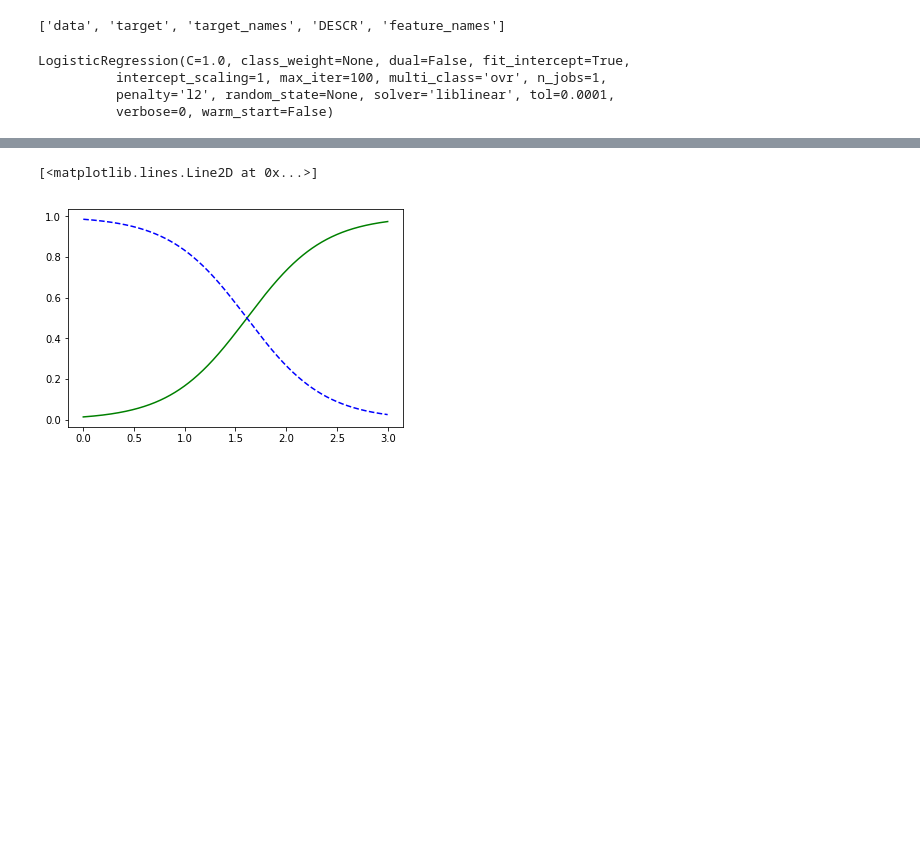
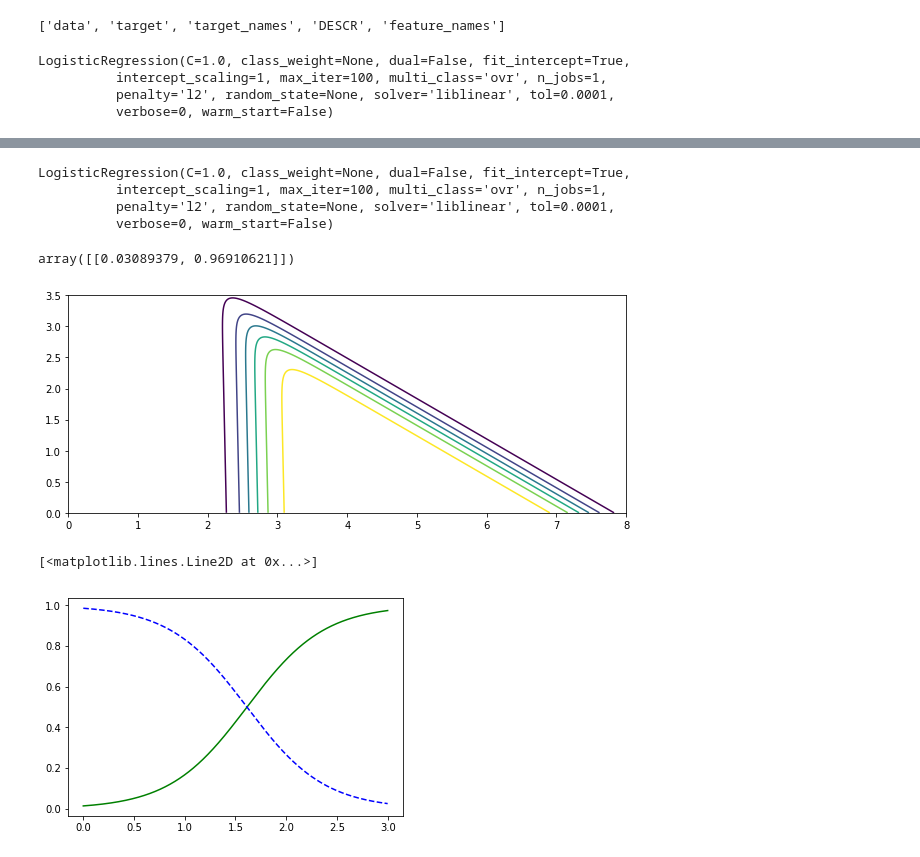
Before and after one commit to phaseball/Handson, a Jupyter notebook: 04_practice.ipynb, the cells around one changed output, grey strips where cells are left out. Saved outputs shown, nothing was run; the diff lists cells and outputs as text; code cells hidden in the pictures; blank space fills up the shorter version.

```diff
--- a/04_practice.ipynb
+++ b/04_practice.ipynb
@@ -35,3 +81,36 @@ LogisticRegression(C=1.0, class_weight=None, dual=False, fit_intercept=True,
+# %%
+X=iris["data"][:,(2,3)]
+y=(iris["target"]==2).astype(np.int)
+
+log_reg = LogisticRegression()
+log_reg.fit(X,y)
+# %% [output]
+LogisticRegression(C=1.0, class_weight=None, dual=False, fit_intercept=True,
+          intercept_scaling=1, max_iter=100, multi_class='ovr', n_jobs=1,
+          penalty='l2', random_state=None, solver='liblinear', tol=0.0001,
+          verbose=0, warm_start=False)
+# %%
+log_reg.predict_proba([[3,3]])
+# %% [output]
+array([[0.03089379, 0.96910621]])
+# %%
+x0, x1 = np.meshgrid(
+        np.linspace(0, 8, 500).reshape(-1, 1),
+        np.linspace(0, 3.5, 200).reshape(-1, 1),
+    )
+X_new = np.c_[x0.ravel(), x1.ravel()]
+
+y_prob = log_reg.predict_proba(X_new)
+
+zz = y_proba[:, 1].reshape(x0.shape)
+
+plt.figure(figsize=(10,4))
+plt.contour(x0,x1,zz)
+plt.clabel(contour, inline=1, fontsize=12)
+
+plt.show()
+# %% [output]
+[figure, added]
 # %%
 X_test = np.linspace(0,3,1000).reshape(-1,1)
 y_res = log_reg.predict_proba(X_test)
```
Also changed, not shown: parts of 4 cells of this notebook, 2 other files.
